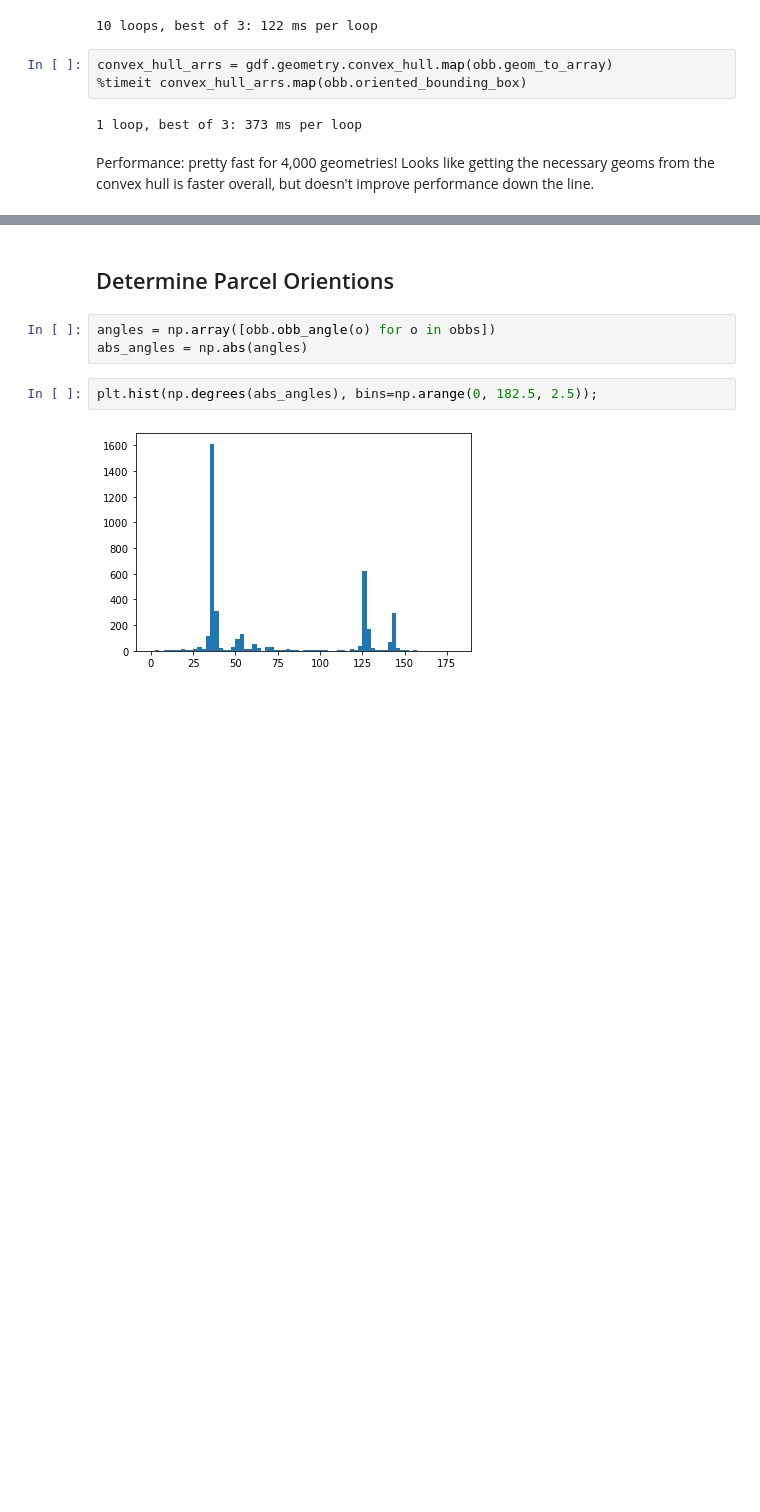
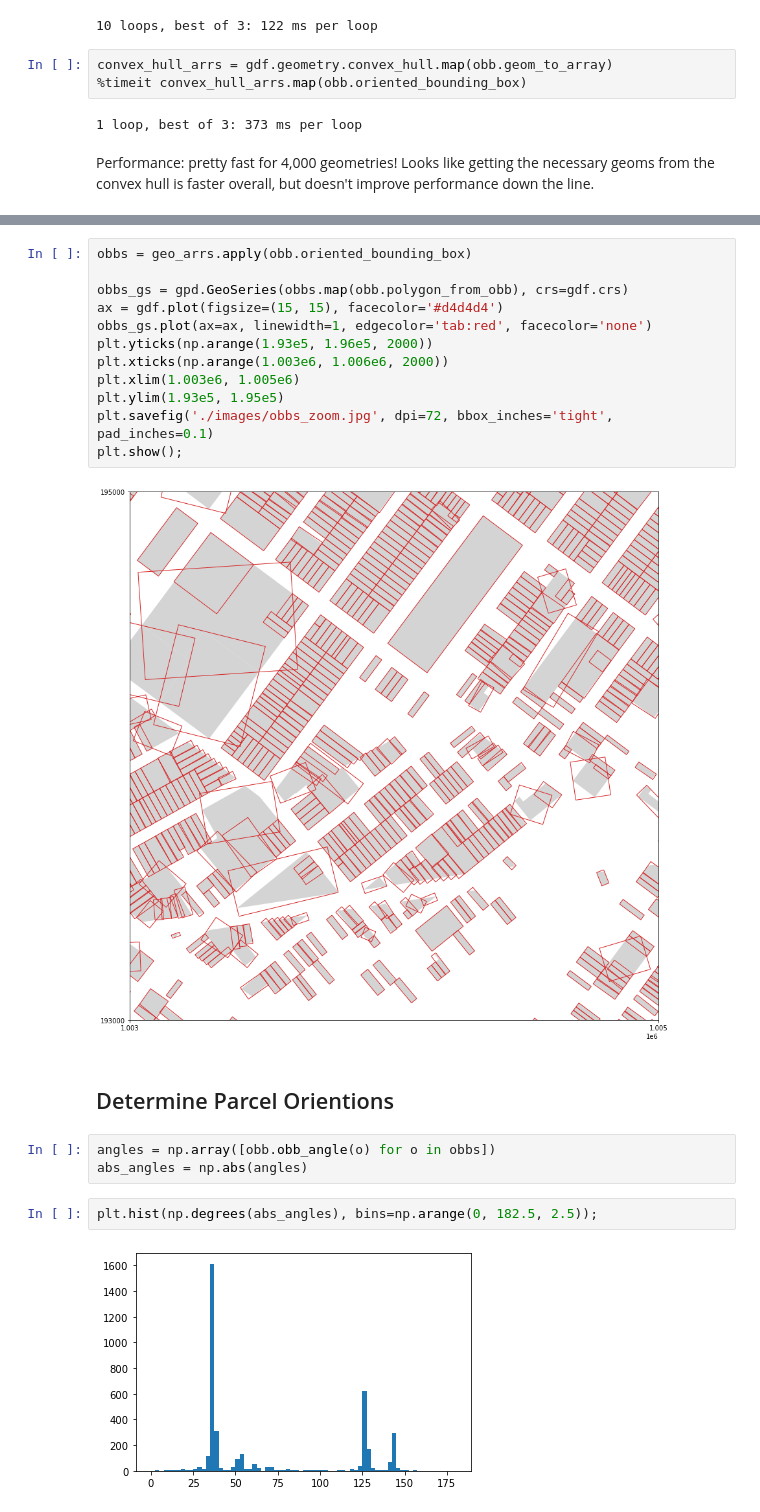
Before and after one commit to raphaellaude/geo-obb, a Jupyter notebook: examples/parcel_obbs.ipynb, the cells around one changed output, grey strips where cells are left out. Drawn from its saved outputs; the diff is of its cells as text; blank space fills up the shorter version.

```diff
--- a/examples/parcel_obbs.ipynb
+++ b/examples/parcel_obbs.ipynb
@@ -79,3 +83,17 @@ plt.show();
+# %%
+obbs = geo_arrs.apply(obb.oriented_bounding_box)
+
+obbs_gs = gpd.GeoSeries(obbs.map(obb.polygon_from_obb), crs=gdf.crs)
+ax = gdf.plot(figsize=(15, 15), facecolor='#d4d4d4')
+obbs_gs.plot(ax=ax, linewidth=1, edgecolor='tab:red', facecolor='none')
+plt.yticks(np.arange(1.93e5, 1.96e5, 2000))
+plt.xticks(np.arange(1.003e6, 1.006e6, 2000))
+plt.xlim(1.003e6, 1.005e6)
+plt.ylim(1.93e5, 1.95e5)
+plt.savefig('./images/obbs_zoom.jpg', dpi=72, bbox_inches='tight', pad_inches=0.1)
+plt.show();
+# %% [output]
+[figure, added]
 # %% [markdown]
 ## Determine Parcel Orientions
 # %%
```
Also changed, not shown: parts of 1 cell of this notebook.
